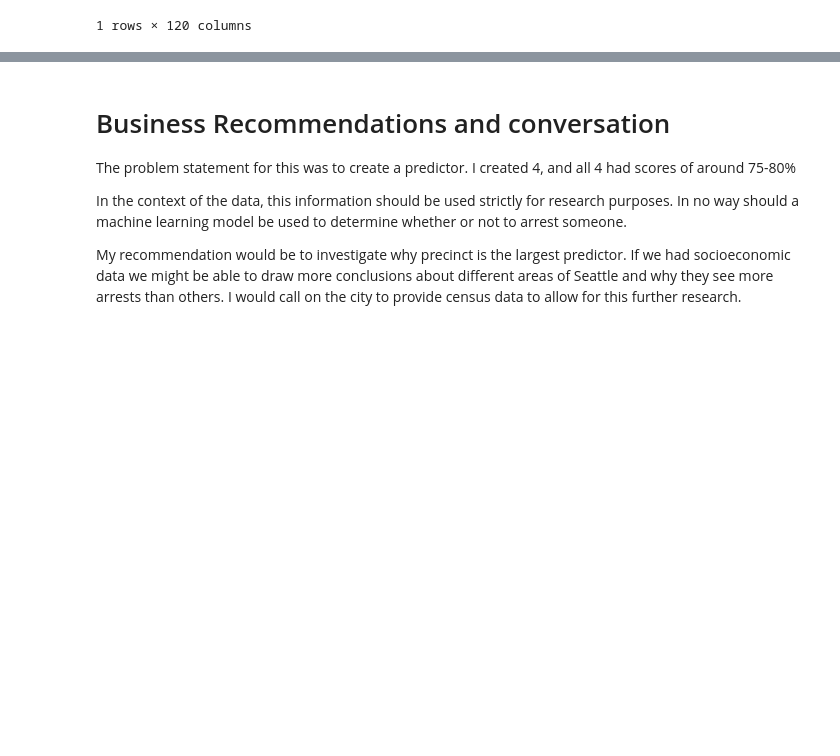
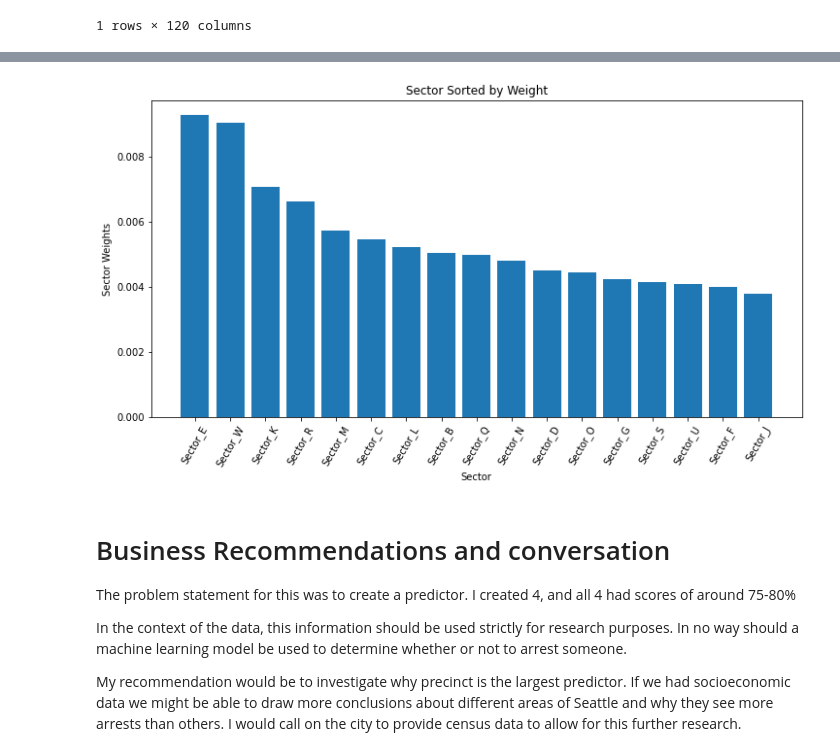
Before and after one commit to CassidyExum/Terry-Stops-Classification, a Jupyter notebook: Notebook.ipynb, the cells around one changed output, grey strips where cells are left out. Saved outputs shown, nothing was run; the diff lists cells and outputs as text; code cells hidden in the pictures; blank space fills up the shorter version.

```diff
--- a/Notebook.ipynb
+++ b/Notebook.ipynb
@@ -975,3 +1023,27 @@ precinct_df.plot.bar()
+# %%
+#Repeat of above but for sector
+sector_list = []
+for col in feature_importance:
+    if 'Sector' in col:
+        sector_list.append(col)
+
+sector_df = feature_importance[sector_list]
+
+sector_weights = sector_df.T
+sector_weights = sector_weights[0].sort_values(0, ascending=False)
+
+sector_labels = sector_df.T
+sector_labels = sector_labels[0].sort_values(0, ascending=False).index
+
+fig = plt.figure(figsize = (12, 6))
+plt.bar(x = sector_labels,
+       height = sector_weights)
+plt.xticks(rotation=60)
+plt.xlabel('Sector')
+plt.ylabel('Sector Weights')
+plt.title('Sector Sorted by Weight');
+# %% [output]
+[figure, added]
 # %% [markdown]
 # Business Recommendations and conversation
 
```
Also changed, not shown: parts of 47 cells of this notebook, 1 other file.
